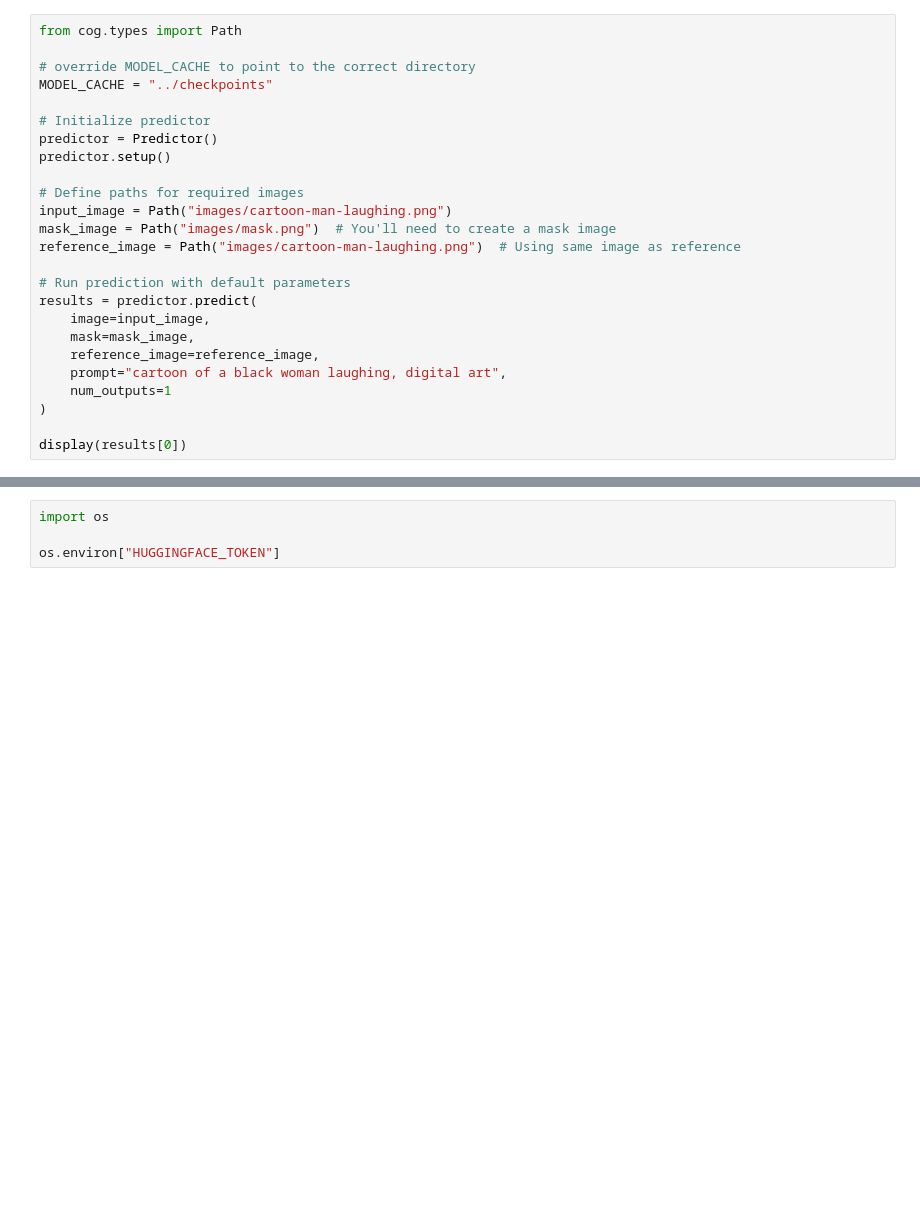
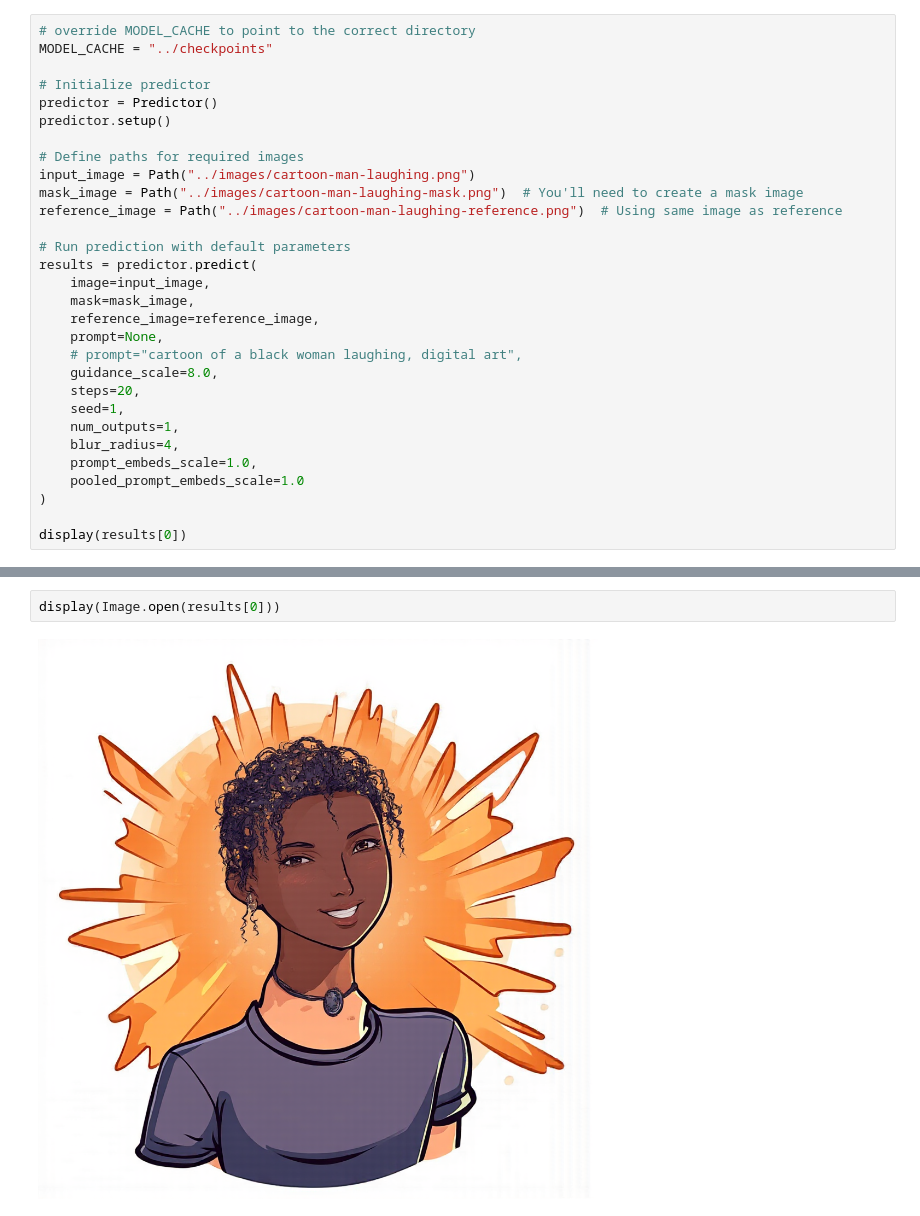
Before and after one commit to JT-street53/cog-flux-fill-redux-dev, a Jupyter notebook: notebooks/test.ipynb, the cells around one changed output, grey strips where cells are left out. Saved outputs shown, nothing was run; the diff lists cells and outputs as text; blank space fills up the shorter version.

```diff
--- a/notebooks/test.ipynb
+++ b/notebooks/test.ipynb
@@ -202,8 +173,6 @@ class Predictor(BasePredictor):
 
         return output_paths
 # %%
-from cog.types import Path
-
 # override MODEL_CACHE to point to the correct directory
 MODEL_CACHE = "../checkpoints"
 
@@ -212,17 +181,24 @@ predictor = Predictor()
 predictor.setup()
 
 # Define paths for required images
-input_image = Path("images/cartoon-man-laughing.png")
-mask_image = Path("images/mask.png")  # You'll need to create a mask image
-reference_image = Path("images/cartoon-man-laughing.png")  # Using same image as reference
+input_image = Path("../images/cartoon-man-laughing.png")
+mask_image = Path("../images/cartoon-man-laughing-mask.png")  # You'll need to create a mask image
+reference_image = Path("../images/cartoon-man-laughing-reference.png")  # Using same image as reference
 
 # Run prediction with default parameters
 results = predictor.predict(
     image=input_image,
     mask=mask_image,
     reference_image=reference_image,
-    prompt="cartoon of a black woman laughing, digital art",
-    num_outputs=1
+    prompt=None,
+    # prompt="cartoon of a black woman laughing, digital art",
+    guidance_scale=8.0,
+    steps=20,
+    seed=1,
+    num_outputs=1,
+    blur_radius=4,
+    prompt_embeds_scale=1.0,
+    pooled_prompt_embeds_scale=1.0
 )
 
 display(results[0])
@@ -231,4 +211,4 @@ Downloading weights
-# %%
-import os
-
-os.environ["HUGGINGFACE_TOKEN"]
+# %%
+display(Image.open(results[0]))
+# %% [output]
+[figure, added]
```
Also changed, not shown: parts of 5 cells of this notebook, 2 other files.
